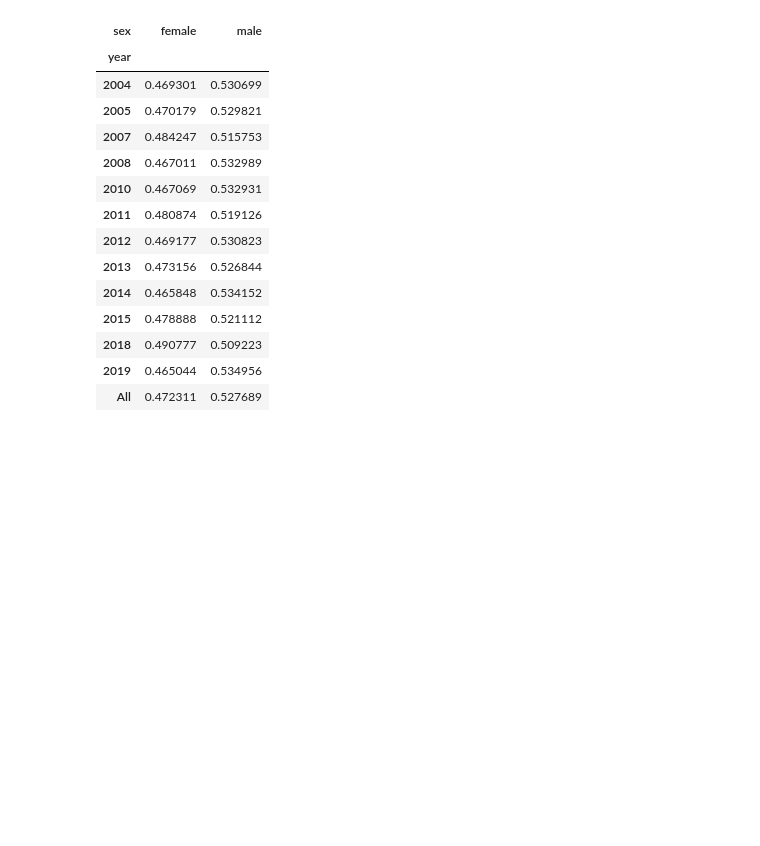
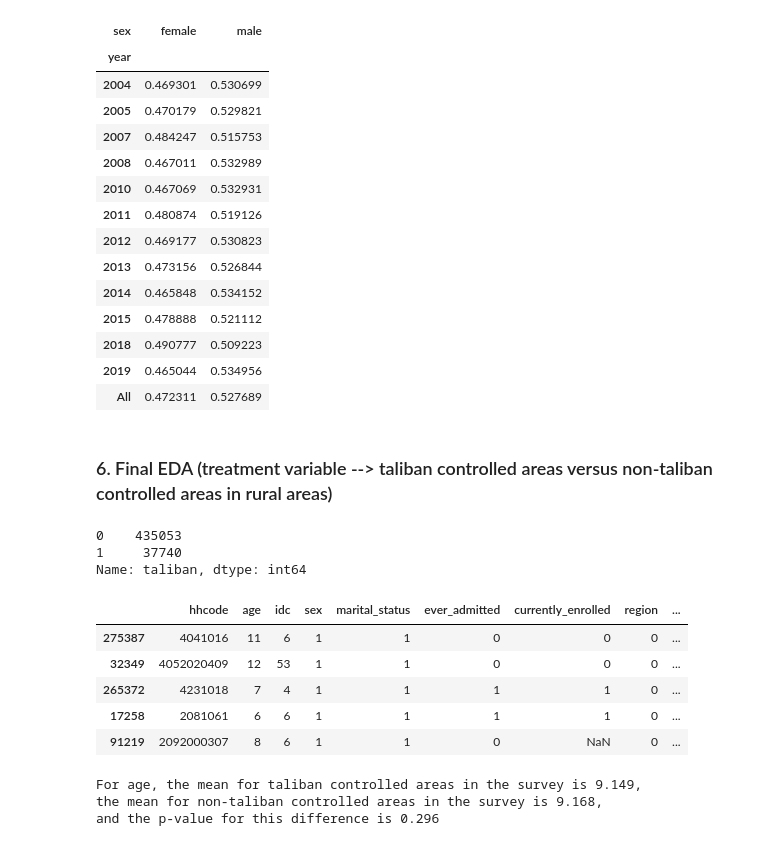
Before and after one commit to preetkhowaja/taliban_impact_pakistan, a Jupyter notebook: 20_analysis/eda_ind_level_data.ipynb, the cells around one changed output. Saved outputs shown, nothing was run; the diff lists cells and outputs as text; code cells hidden in the pictures; blank space fills up the shorter version.

```diff
--- a/20_analysis/eda_ind_level_data.ipynb
+++ b/20_analysis/eda_ind_level_data.ipynb
@@ -573,3 +608,5 @@ pd.crosstab(df["year"],df["sex"],margins=True,normalize="index")
 | 2018 | 0.490777 | 0.509223 |
 | 2019 | 0.465044 | 0.534956 |
 | All | 0.472311 | 0.527689 |
+# %% [markdown]
+### 6. Final EDA (treatment variable --> taliban controlled areas versus non-taliban controlled areas in rural areas)
@@ -575,0 +803,63 @@ pd.crosstab(df["year"],df["sex"],margins=True,normalize="index")
+# %%
+# Subset for rural areas and for women
+df_r = df_1[(df_1["region"]==0) & (df_1["sex"]==1)].copy()
+# %%
+# add an indicator variable for whether an area is a taliban controlled area or not
+taliabn_dominance = [
+    "South Waziristan",
+    "North Waziristan",
+    "Orakzai",
+    "Kurram",
+    "Khyber",
+    "Mohmand",
+    "Bajur",
+    "Darra Adamkhel",
+    "Swat",
+    "Upper Dir",
+    "Lower Dir",
+    "Bannu",
+    "Lakki Marwat",
+    "Tank",
+    "Peshawar",
+    "Dera Ismail Khan",
+    "Mardan",
+    "Charsadda",
+    "Kohat"
+]
+df_r.loc[df_r["subprovince"].isin(taliabn_dominance), "taliban"] = 1
+df_r.loc[~df_r["subprovince"].isin(taliabn_dominance), "taliban"] = 0
+df_r.taliban = df_r.taliban.astype("int")
+# preview value counts of observations in taliban controlled areas versus
+df_r.taliban.value_counts()
+# %% [output]
+0    435053
+1     37740
+Name: taliban, dtype: int64
+# %%
+# preview data set
+df_r.sample(5)
+# %% [output]
+|  | hhcode | age | idc | sex | marital_status | ever_admitted | currently_enrolled | region | ... |
+| 275387 | 4041016 | 11 | 6 | 1 | 1 | 0 | 0 | 0 | ... |
+| 32349 | 4052020409 | 12 | 53 | 1 | 1 | 0 | 0 | 0 | ... |
+| 265372 | 4231018 | 7 | 4 | 1 | 1 | 1 | 1 | 0 | ... |
+| 17258 | 2081061 | 6 | 6 | 1 | 1 | 1 | 1 | 0 | ... |
+| 91219 | 2092000307 | 8 | 6 | 1 | 1 | 0 | NaN | 0 | ... |
+# %%
+# check for balance in the treatment group which comprises of taliban controlled groups and control group
+# which comprises of areas not controlled by the taliban
+# check for balance across the treatment arm, ie. taliban,
+# for age, ever_admitted and region
+for i in ["age"]:
+    taliban = df_r.loc[df_r.taliban == 1, i].mean()
+    non_taliban = df_r.loc[df_r.taliban == 0, i].mean()
+    pvalue = stats.ttest_ind(df_r.loc[df_r.taliban == 1, i].values,df_r.loc[df_r.taliban == 0, i].values,
+    ).pvalue
+    print(f"For {i}, the mean for taliban controlled areas in the survey is {taliban:.3f},")
+    print(f"the mean for non-taliban controlled areas in the survey is {non_taliban:.3f},")
+    print(f"and the p-value for this difference is {pvalue:.3f}")
+    print("\n")
+# %% [output]
+For age, the mean for taliban controlled areas in the survey is 9.149,
+the mean for non-taliban controlled areas in the survey is 9.168,
+and the p-value for this difference is 0.296
```
Also changed, not shown: parts of 32 cells of this notebook, 1 other file.
